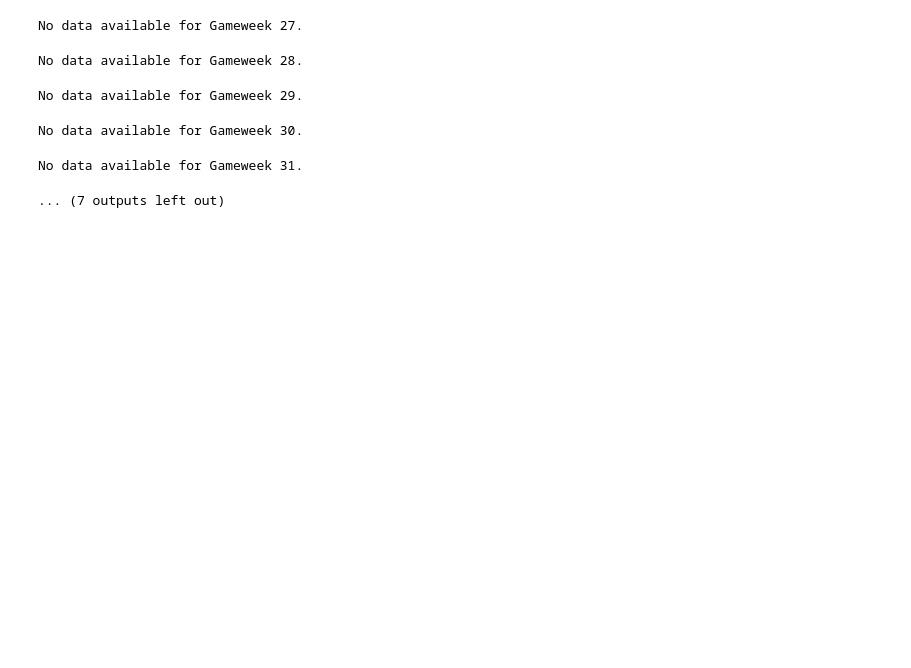
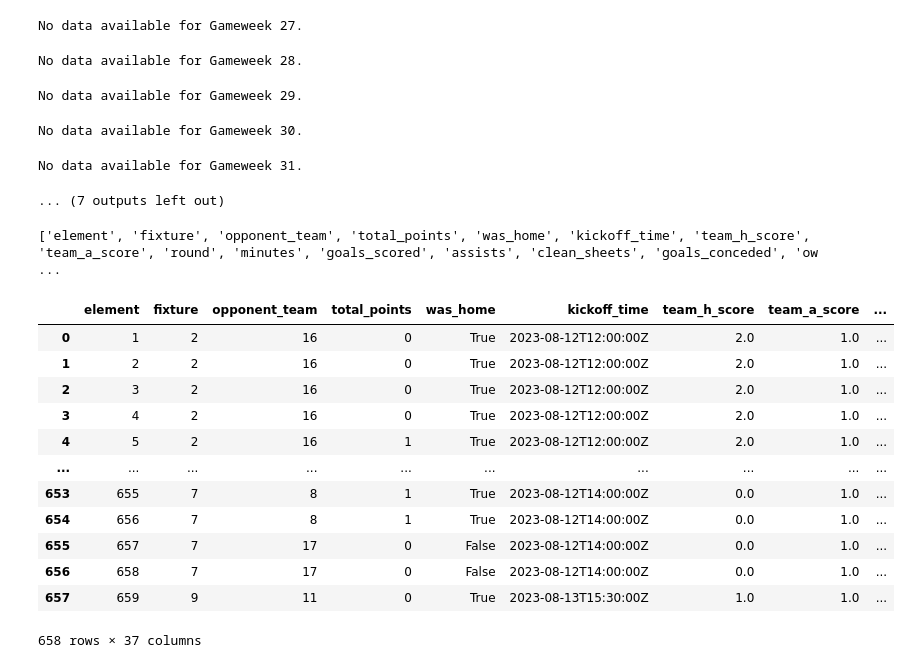
Before and after one commit to evgeni-g-georgiev/FPLproject, a Jupyter notebook: web_scraping.ipynb, the cells around one changed output. Cells and saved outputs as stored; diff of their text form; code cells hidden in the pictures; blank space fills up the shorter version.

```diff
--- a/web_scraping.ipynb
+++ b/web_scraping.ipynb
@@ -66,3 +82,28 @@ No data available for Gameweek 29.
 No data available for Gameweek 30.
 No data available for Gameweek 31.
 ... (7 outputs left out)
+# %%
+# Specify the path to the file
+file_path = '/Users/evgenigeorgiev/Documents/Jupyter Projects/FPL/player_dataframes/gw1_players.csv'
+
+# Read the CSV file into a DataFrame
+gameweek_1_df = pd.read_csv(file_path)
+
+# Print Columns names & Display the DataFrame
+print(list(gameweek_1_df))
+gameweek_1_df
+# %% [output]
+['element', 'fixture', 'opponent_team', 'total_points', 'was_home', 'kickoff_time', 'team_h_score', 'team_a_score', 'round', 'minutes', 'goals_scored', 'assists', 'clean_sheets', 'goals_conceded', 'ow ...
+|  | element | fixture | opponent_team | total_points | was_home | kickoff_time | team_h_score | team_a_score | ... |
+| 0 | 1 | 2 | 16 | 0 | True | 2023-08-12T12:00:00Z | 2.0 | 1.0 | ... |
+| 1 | 2 | 2 | 16 | 0 | True | 2023-08-12T12:00:00Z | 2.0 | 1.0 | ... |
+| 2 | 3 | 2 | 16 | 0 | True | 2023-08-12T12:00:00Z | 2.0 | 1.0 | ... |
+| 3 | 4 | 2 | 16 | 0 | True | 2023-08-12T12:00:00Z | 2.0 | 1.0 | ... |
+| 4 | 5 | 2 | 16 | 1 | True | 2023-08-12T12:00:00Z | 2.0 | 1.0 | ... |
+| ... | ... | ... | ... | ... | ... | ... | ... | ... | ... |
+| 653 | 655 | 7 | 8 | 1 | True | 2023-08-12T14:00:00Z | 0.0 | 1.0 | ... |
+| 654 | 656 | 7 | 8 | 1 | True | 2023-08-12T14:00:00Z | 0.0 | 1.0 | ... |
+| 655 | 657 | 7 | 17 | 0 | False | 2023-08-12T14:00:00Z | 0.0 | 1.0 | ... |
+| 656 | 658 | 7 | 17 | 0 | False | 2023-08-12T14:00:00Z | 0.0 | 1.0 | ... |
+| 657 | 659 | 9 | 11 | 0 | True | 2023-08-13T15:30:00Z | 1.0 | 1.0 | ... |
+658 rows × 37 columns
```
Also changed, not shown: parts of 15 cells of this notebook.
